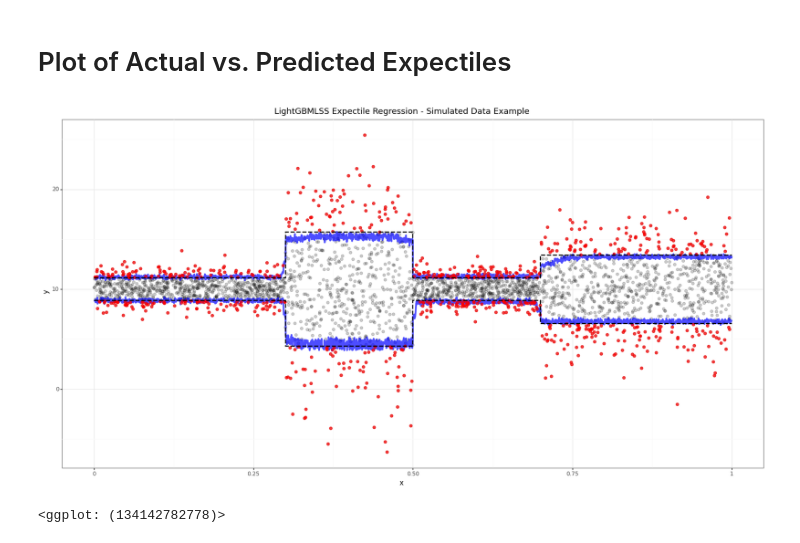
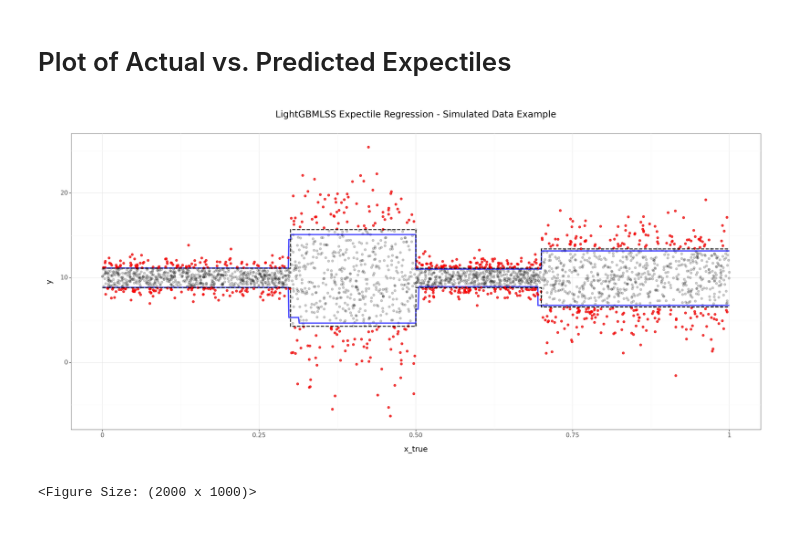
Before and after one commit to StatMixedML/LightGBMLSS, a Jupyter notebook: examples/simulation_example_Expectile.ipynb, the cells around one changed output. Drawn from its saved outputs; the diff is of its cells as text; code cells hidden in the pictures.

```diff
--- a/examples/simulation_example_Expectile.ipynb
+++ b/examples/simulation_example_Expectile.ipynb
@@ -83,11 +106,12 @@ Best trial:
 # %%
 np.random.seed(123)
 
+opt_params = opt_param.copy()
 n_rounds = opt_params["opt_rounds"]
 del opt_params["opt_rounds"]
 
-# Train Model with optimized hyper-parameters
-lightgbmlss_model = lightgbmlss.train(opt_params,
-                                     dtrain,
-                                     dist=distribution,
-                                     num_boost_round=n_rounds)
+# Train Model with optimized hyperparameters
+lgblss.train(opt_params,
+             dtrain,
+             num_boost_round=n_rounds
+             )
@@ -94,11 +120,8 @@ lightgbmlss_model = lightgbmlss.train(opt_params,
 # %% [markdown]
 # Prediction
 # %%
-# Extract predicted expectiles
-pred_expectile = lightgbmlss.predict(lightgbmlss_model,
-                                     dtest=X_test,
-                                     dist=distribution,
-                                     pred_type="expectiles")
+# Predicted expectiles
+pred_expectile = lgblss.predict(X_test, pred_type="expectiles")
 # %%
 pred_expectile.head()
 # %% [output]
@@ -152,19 +168,17 @@ np.random.seed(123)
 # Actual Expectiles
 ###
 y_loc = np.array([10])
-y_scale = np.array([1 + 4*((0.3 < test["x"].values) & (test["x"].values < 0.5)) + 2*(test["x"].values > 0.7)])
-tau_lower = np.array([distribution.expectiles[0]])
-tau_upper = np.array([distribution.expectiles[1]])
+y_scale = np.array([1 + 4*((0.3 < test["x_true"].values) & (test["x_true"].values < 0.5)) + 2*(test["x_true"].values > 0.7)])
+tau_lower = np.array([lgblss.dist.tau[0]])
+tau_upper = np.array([lgblss.dist.tau[1]])
 
 # Calculates exact expectiles assuming a Normal distribution
-expectile_lb = Expectile.expect_norm(tau_lower,
-                                     m=y_loc,
-                                     sd=y_scale).reshape(-1,)
-
-# Calculates exact expectiles assuming a Normal distribution
-expectile_ub =  Expectile.expect_norm(tau_upper,
-                                      m=y_loc,
-                                      sd=y_scale).reshape(-1,)
+expectile_lb = expectile_norm(tau=tau_lower,
+                              m=y_loc,
+                              sd=y_scale).reshape(-1,)
+expectile_ub =  expectile_norm(tau=tau_upper,
+                               m=y_loc,
+                               sd=y_scale).reshape(-1,)
 
 test["expect"] = np.where(test["y"].values < expectile_lb, 0, np.where(test["y"].values < expectile_ub, 1, 2))
 test["alpha"] = np.where(test["y"].values <= expectile_lb, 1, np.where(test["y"].values >= expectile_ub, 1, 0))
@@ -174,20 +188,20 @@ df_expectiles = test[test["alpha"] == 1]
 yl = list(set(expectile_lb))
 yl.sort()
 yl = [yl[2],yl[0],yl[2],yl[1],yl[1]]
-sfunl = pd.DataFrame({"x":[0, 0.3, 0.5, 0.7, 1],
+sfunl = pd.DataFrame({"x_true":[0, 0.3, 0.5, 0.7, 1],
                       "y":yl})
 
 # Upper Bound
 yu = list(set(expectile_ub))
 yu.sort()
 yu = [yu[0],yu[2],yu[0],yu[1],yu[1]]
-sfunu = pd.DataFrame({"x":[0, 0.3, 0.5, 0.7, 1],
+sfunu = pd.DataFrame({"x_true":[0, 0.3, 0.5, 0.7, 1],
                       "y":yu})
 
 
 
 ###
-# Forecasted Expectiles
+# Predicted Expectiles
 ###
 test["lb"] = pred_expectile.iloc[:,0]
 test["ub"] = pred_expectile.iloc[:,1]
@@ -198,40 +212,40 @@ test["ub"] = pred_expectile.iloc[:,1]
 # Plot
 ###
 (ggplot(test,
-        aes("x",
+        aes("x_true",
             "y")) +
  geom_point(alpha = 0.2, color = "black", size = 2) +
- theme_bw() +
+ theme_bw(base_size=15) +
  theme(legend_position="bottom",
        plot_title = element_text(hjust = 0.5)) +
  labs(title = "LightGBMLSS Expectile Regression - Simulated Data Example")  +
- geom_line(aes("x",
+ geom_line(aes("x_true",
                "ub"),
            size = 1.5,
            color = "blue",
            alpha = 0.7) +
- geom_line(aes("x",
+ geom_line(aes("x_true",
                "lb"),
            size = 1.5,
            color = "blue",
            alpha = 0.7) +
  geom_point(df_expectiles,
-            aes("x",
+            aes("x_true",
                 "y"),
             color = "red",
             alpha = 0.7,
             size = 2) +
  geom_step(sfunl,
-           aes("x",
+           aes("x_true",
                "y"),
            size = 1,
            linetype = "dashed")  +
  geom_step(sfunu,
-           aes("x",
+           aes("x_true",
                "y"),
            size = 1,
            linetype = "dashed")
 )
 # %% [output]
-[figure, old version]
+[figure, new version]
-<ggplot: (134142782778)>
+<Figure Size: (2000 x 1000)>
```
Also changed, not shown: parts of 13 cells of this notebook, 30 other files.
